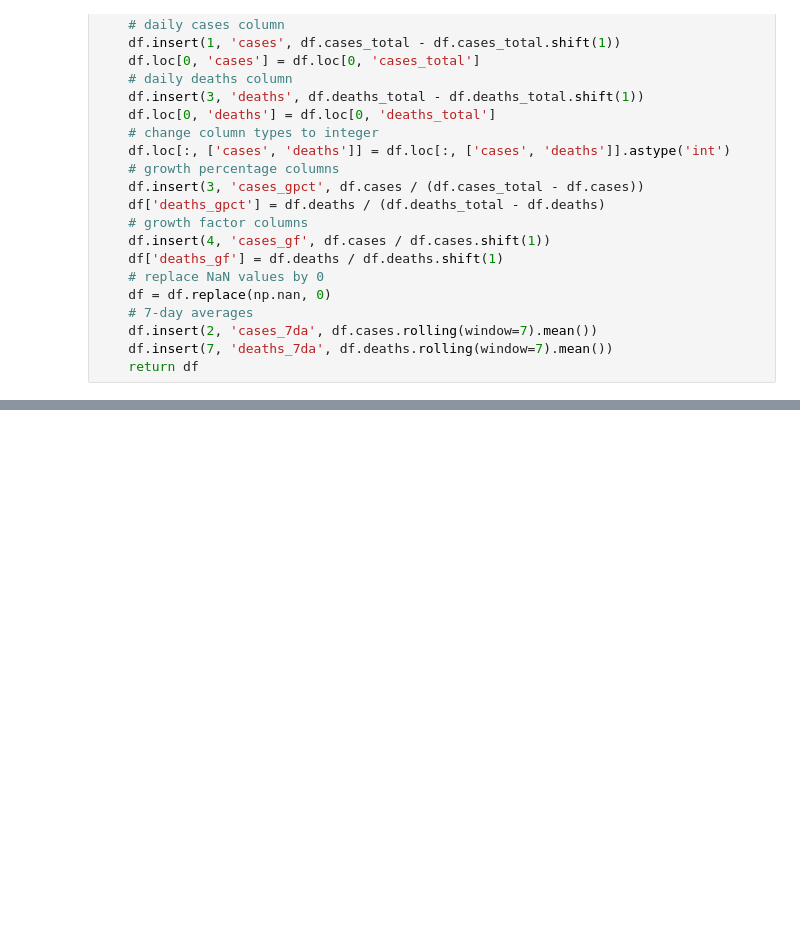
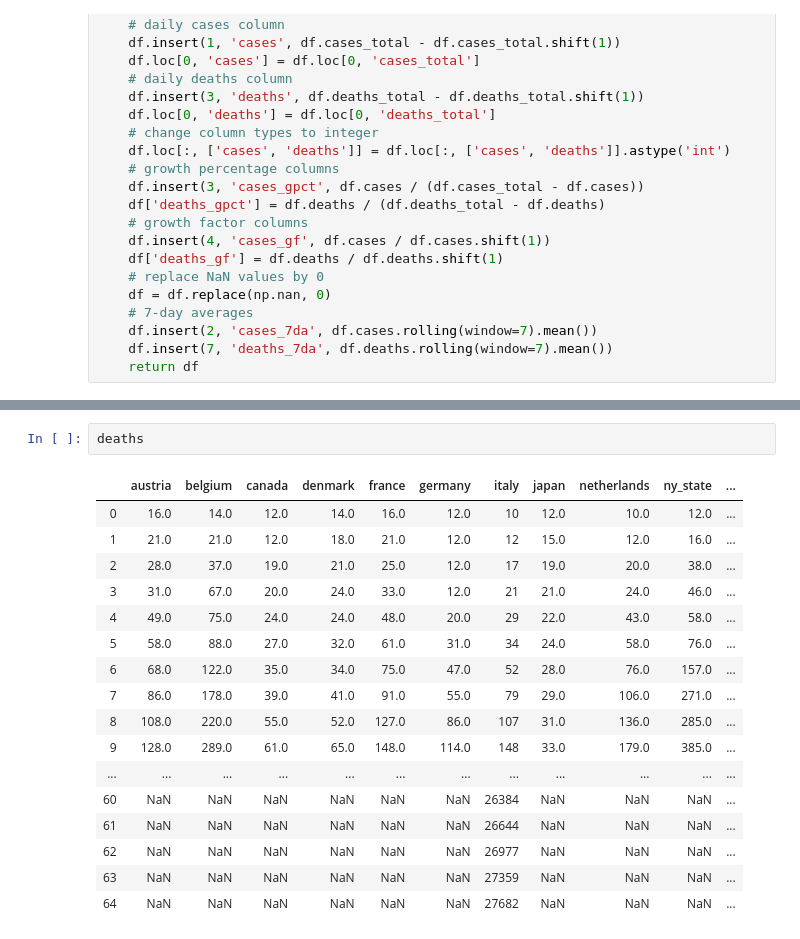
Before and after one commit to DeCooper88/corona, a Jupyter notebook: corona_dashboard.ipynb, the cells around one changed output, grey strips where cells are left out. Drawn from its saved outputs; the diff is of its cells as text; blank space fills up the shorter version.

```diff
--- a/corona_dashboard.ipynb
+++ b/corona_dashboard.ipynb
@@ -229,3 +249,23 @@ ax2.legend(loc='upper left', fontsize='large');
+# %%
+deaths
+# %% [output]
+|  | austria | belgium | canada | denmark | france | germany | italy | japan | netherlands | ny_state | ... |
+| 0 | 16.0 | 14.0 | 12.0 | 14.0 | 16.0 | 12.0 | 10 | 12.0 | 10.0 | 12.0 | ... |
+| 1 | 21.0 | 21.0 | 12.0 | 18.0 | 21.0 | 12.0 | 12 | 15.0 | 12.0 | 16.0 | ... |
+| 2 | 28.0 | 37.0 | 19.0 | 21.0 | 25.0 | 12.0 | 17 | 19.0 | 20.0 | 38.0 | ... |
+| 3 | 31.0 | 67.0 | 20.0 | 24.0 | 33.0 | 12.0 | 21 | 21.0 | 24.0 | 46.0 | ... |
+| 4 | 49.0 | 75.0 | 24.0 | 24.0 | 48.0 | 20.0 | 29 | 22.0 | 43.0 | 58.0 | ... |
+| 5 | 58.0 | 88.0 | 27.0 | 32.0 | 61.0 | 31.0 | 34 | 24.0 | 58.0 | 76.0 | ... |
+| 6 | 68.0 | 122.0 | 35.0 | 34.0 | 75.0 | 47.0 | 52 | 28.0 | 76.0 | 157.0 | ... |
+| 7 | 86.0 | 178.0 | 39.0 | 41.0 | 91.0 | 55.0 | 79 | 29.0 | 106.0 | 271.0 | ... |
+| 8 | 108.0 | 220.0 | 55.0 | 52.0 | 127.0 | 86.0 | 107 | 31.0 | 136.0 | 285.0 | ... |
+| 9 | 128.0 | 289.0 | 61.0 | 65.0 | 148.0 | 114.0 | 148 | 33.0 | 179.0 | 385.0 | ... |
+| ... | ... | ... | ... | ... | ... | ... | ... | ... | ... | ... | ... |
+| 60 | NaN | NaN | NaN | NaN | NaN | NaN | 26384 | NaN | NaN | NaN | ... |
+| 61 | NaN | NaN | NaN | NaN | NaN | NaN | 26644 | NaN | NaN | NaN | ... |
+| 62 | NaN | NaN | NaN | NaN | NaN | NaN | 26977 | NaN | NaN | NaN | ... |
+| 63 | NaN | NaN | NaN | NaN | NaN | NaN | 27359 | NaN | NaN | NaN | ... |
+| 64 | NaN | NaN | NaN | NaN | NaN | NaN | 27682 | NaN | NaN | NaN | ... |
 # %%
 us = country_dataframe(wiki_data, 'us')
 us
```
Also changed, not shown: parts of 17 cells of this notebook.
